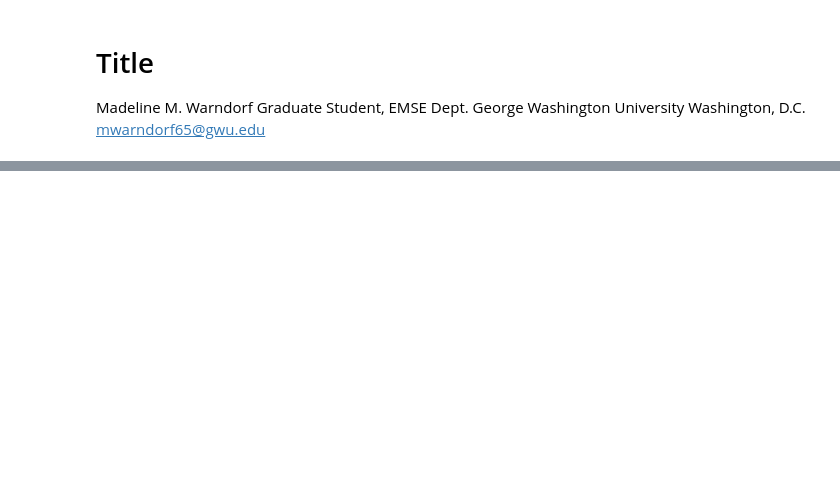
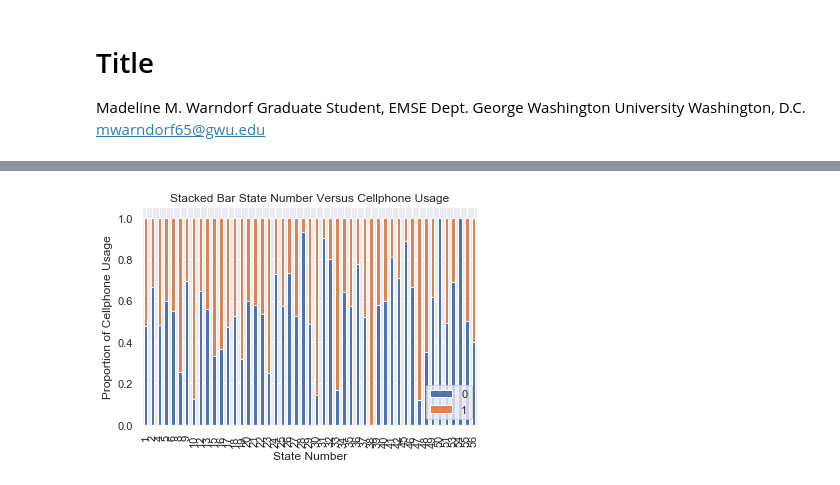
Before and after one commit to madelinew/EMSE6992_Machine_Learning, a Jupyter notebook: MMW_Final_Project.ipynb, the cells around one changed output, grey strips where cells are left out. Saved outputs shown, nothing was run; the diff lists cells and outputs as text; code cells hidden in the pictures; blank space fills up the shorter version.

```diff
--- a/MMW_Final_Project.ipynb
+++ b/MMW_Final_Project.ipynb
@@ -58,0 +61,81 @@ undersampled_df.to_csv("FARS_undersampled_df.csv", sep=",")
+# %%
+from math import e
+import scipy
+from scipy import stats
+
+plt.rc("font", size=14)
+import seaborn as sns
+sns.set(style="dark")
+sns.set(style="darkgrid", color_codes=True)
+
+dataframe_all = pd.read_csv("FARS_undersampled_df.csv")
+
+y = dataframe_all["cellphone_use"]
+
+
+table=pd.crosstab(dataframe_all["statenum"],y)
+table.div(table.sum(1).astype(float), axis=0).plot(kind='bar', stacked=True)
+plt.legend(bbox_to_anchor=(1,0), loc="lower right")
+plt.title('Stacked Bar State Number Versus Cellphone Usage')
+plt.xlabel('State Number')
+plt.ylabel('Proportion of Cellphone Usage')
+plt.savefig('State_Versus_Cellphone')
+
+table=pd.crosstab(dataframe_all["day"],y)
+table.div(table.sum(1).astype(float), axis=0).plot(kind='bar', stacked=True)
+plt.legend(bbox_to_anchor=(1,0), loc="lower right")
+plt.title('Stacked Bar Day Versus Cellphone Usage')
+plt.xlabel('Day')
+plt.ylabel('Proportion of Cellphone Usage')
+plt.savefig('Day_Versus_Cellphone')
+
+table=pd.crosstab(dataframe_all["month"],y)
+table.div(table.sum(1).astype(float), axis=0).plot(kind='bar', stacked=True)
+plt.legend(bbox_to_anchor=(1,0), loc="lower right")
+plt.title('Stacked Bar Month Versus Cellphone Usage')
+plt.xlabel('Month')
+plt.ylabel('Proportion of Cellphone Usage')
+plt.savefig('Month_Versus_Cellphone')
+
+table=pd.crosstab(dataframe_all["year"],y)
+table.div(table.sum(1).astype(float), axis=0).plot(kind='bar', stacked=True)
+plt.legend(bbox_to_anchor=(1,0), loc="lower right")
+plt.title('Stacked Bar Year Versus Cellphone Usage')
+plt.xlabel('Year')
+plt.ylabel('Proportion of Cellphone Usage')
+plt.savefig('Year_Versus_Cellphone')
+
+table=pd.crosstab(dataframe_all["landuse"],y)
+table.div(table.sum(1).astype(float), axis=0).plot(kind='bar', stacked=True)
+plt.legend(bbox_to_anchor=(1,0), loc="lower right")
+plt.title('Landuse Versus Cellphone Usage')
+plt.xlabel('Landuse')
+plt.ylabel('Proportion of Cellphone Usage')
+plt.savefig('Landuse Versus Cellphone Usage')
+
+table=pd.crosstab(dataframe_all["age"],y)
+table.div(table.sum(1).astype(float), axis=0).plot(kind='bar', stacked=True)
+plt.legend(bbox_to_anchor=(1,0), loc="lower right")
+plt.title('Age Versus Cellphone Usage')
+plt.xticks([])
+plt.xlabel('Age')
+plt.ylabel('Proportion of Cellphone Usage')
+plt.savefig('Age Versus Cellphone Usage')
+
+table=pd.crosstab(dataframe_all["bodytype"],y)
+table.div(table.sum(1).astype(float), axis=0).plot(kind='bar', stacked=True)
+plt.legend(bbox_to_anchor=(1,0), loc="lower right")
+plt.title('Body Type Versus Cellphone Usage')
+plt.xlabel('Body Type')
+plt.ylabel('Proportion of Cellphone Usage')
+plt.savefig('Body Type Versus Cellphone Usage')
+
+table=pd.crosstab(dataframe_all["modelyr"],y)
+table.div(table.sum(1).astype(float), axis=0).plot(kind='bar', stacked=True)
+plt.legend(bbox_to_anchor=(1,0), loc="lower right")
+plt.title('Model Year Versus Cellphone Usage')
+plt.xlabel('Model Year')
+plt.ylabel('Proportion of Cellphone Usage')
+plt.savefig('Model Year Versus Cellphone Usage')
+# %% [output]
+[figure, added]
```
Also changed, not shown: parts of 25 cells of this notebook, 32 other files.
